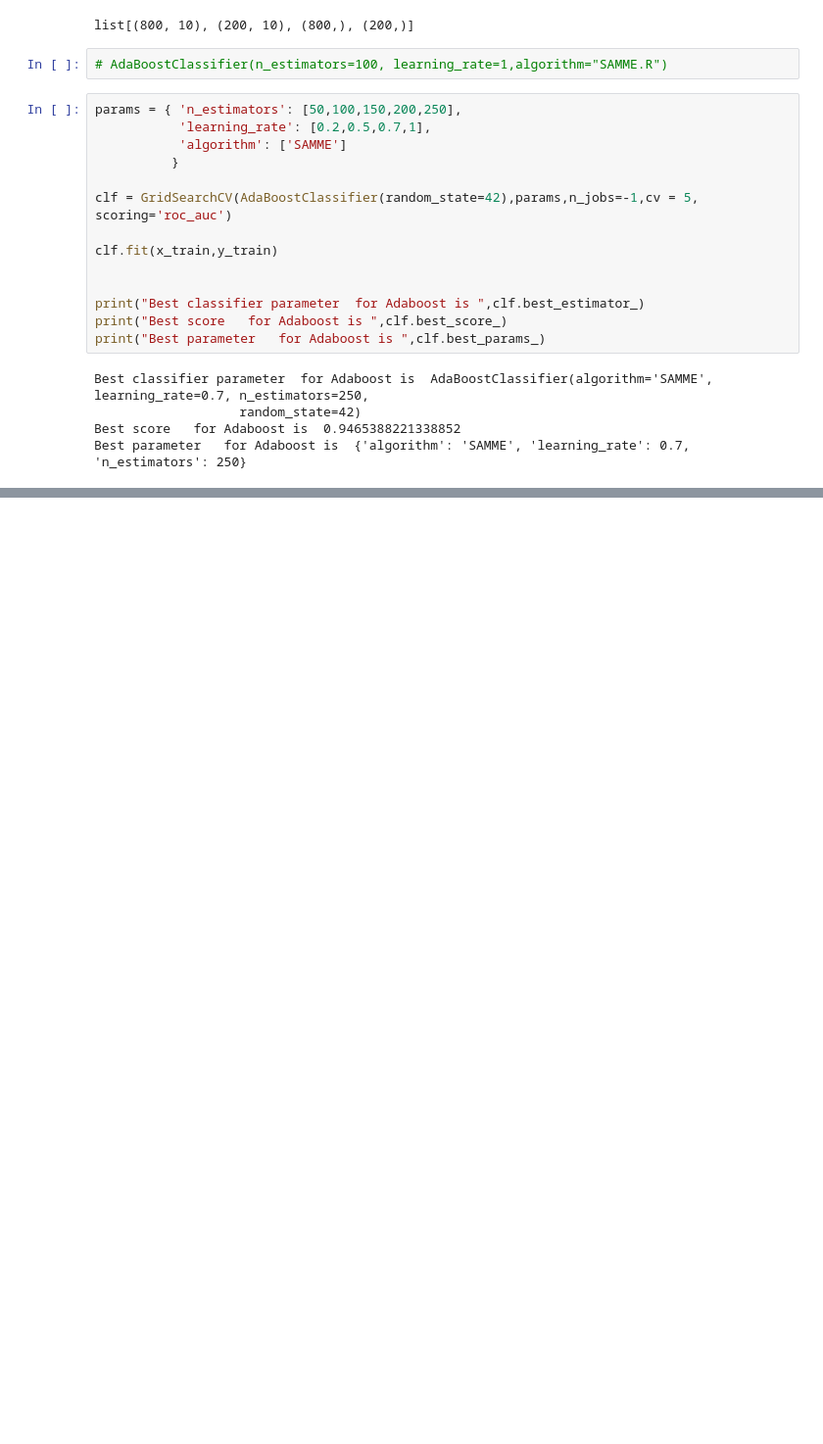
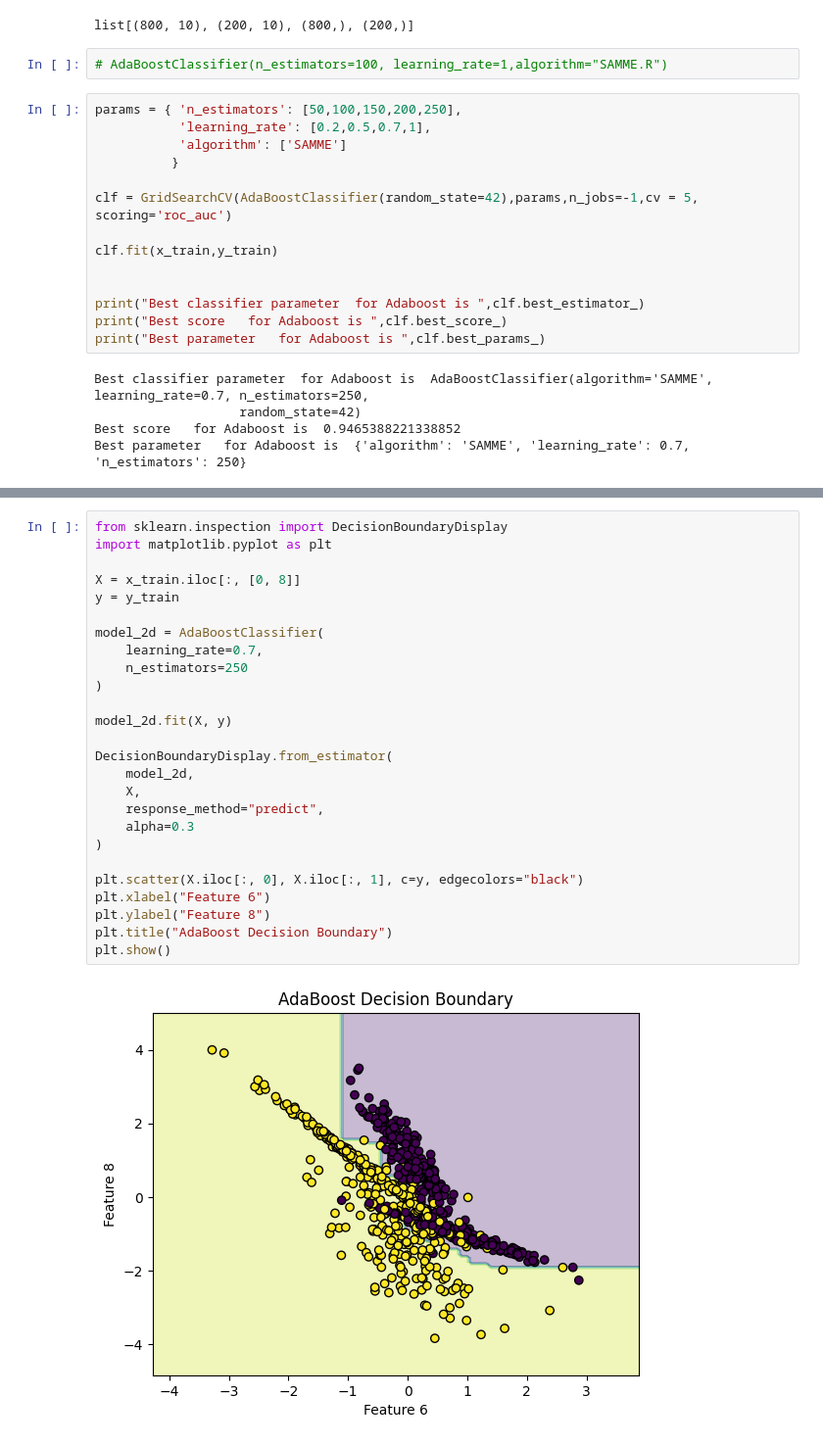
Before and after one commit to Alsanad-Opium/deep-learning-pytorch, a Jupyter notebook: MLandDL/ML/Machine Learning/Algorithms/EnsembleLearning/AdaBoost/Classification/1.ipynb, the cells around one changed output, grey strips where cells are left out. Shown at 98% size. Drawn from its saved outputs; the diff is of its cells as text; blank space fills up the shorter version.

```diff
--- a/MLandDL/ML/Machine Learning/Algorithms/EnsembleLearning/AdaBoost/Classification/1.ipynb
+++ b/MLandDL/ML/Machine Learning/Algorithms/EnsembleLearning/AdaBoost/Classification/1.ipynb
@@ -57,0 +114,28 @@ para_df.head()
+# %%
+from sklearn.inspection import DecisionBoundaryDisplay
+import matplotlib.pyplot as plt
+
+X = x_train.iloc[:, [0, 8]]
+y = y_train
+
+model_2d = AdaBoostClassifier(
+    learning_rate=0.7,
+    n_estimators=250
+)
+
+model_2d.fit(X, y)
+
+DecisionBoundaryDisplay.from_estimator(
+    model_2d,
+    X,
+    response_method="predict",
+    alpha=0.3
+)
+
+plt.scatter(X.iloc[:, 0], X.iloc[:, 1], c=y, edgecolors="black")
+plt.xlabel("Feature 6")
+plt.ylabel("Feature 8")
+plt.title("AdaBoost Decision Boundary")
+plt.show()
+# %% [output]
+[figure, added]
```
Also changed, not shown: parts of 5 cells of this notebook.
